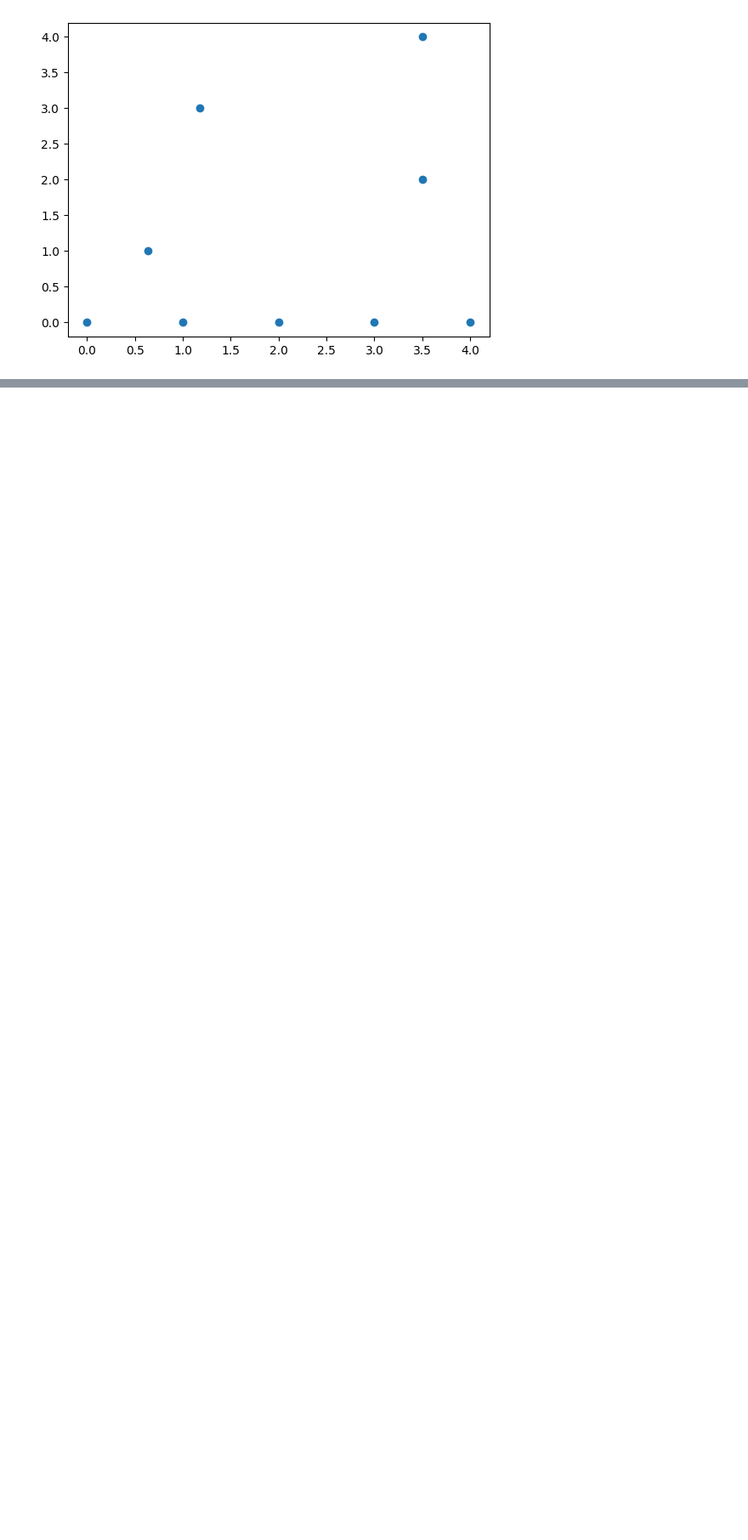
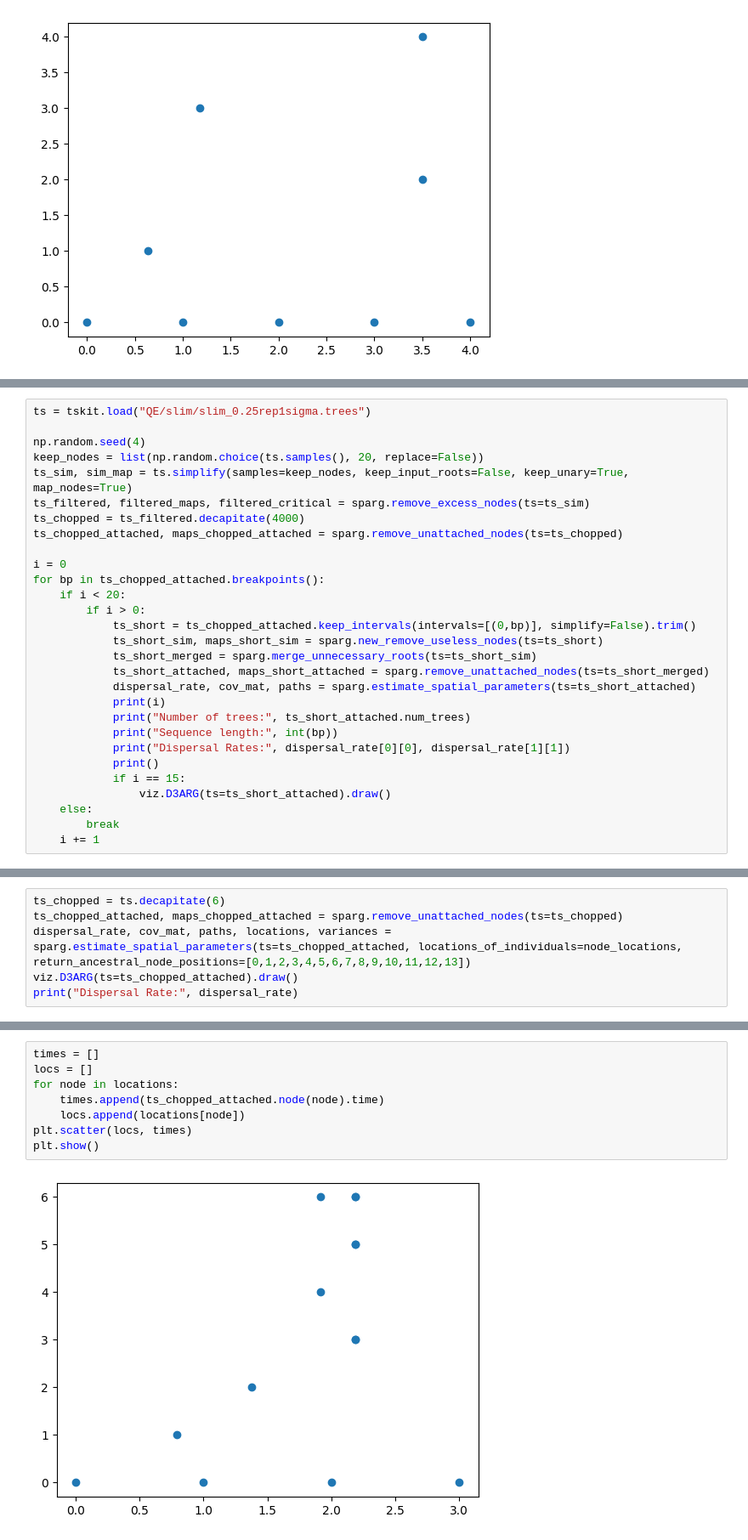
Before and after one commit to osmond-lab/sparg, a Jupyter notebook: chopping_args.ipynb, the cells around one changed output, grey strips where cells are left out. Shown at 85% size. Cells and saved outputs as stored; diff of their text form; blank space fills up the shorter version.

```diff
--- a/chopping_args.ipynb
+++ b/chopping_args.ipynb
@@ -393,0 +547,29 @@ plt.show()
+# %%
+ts = tskit.load("QE/slim/slim_0.25rep1sigma.trees")
+
+np.random.seed(4)
+keep_nodes = list(np.random.choice(ts.samples(), 20, replace=False))
+ts_sim, sim_map = ts.simplify(samples=keep_nodes, keep_input_roots=False, keep_unary=True, map_nodes=True)
+ts_filtered, filtered_maps, filtered_critical = sparg.remove_excess_nodes(ts=ts_sim)
+ts_chopped = ts_filtered.decapitate(4000)
+ts_chopped_attached, maps_chopped_attached = sparg.remove_unattached_nodes(ts=ts_chopped)
+
+i = 0
+for bp in ts_chopped_attached.breakpoints():
+    if i < 20:
+        if i > 0:
+            ts_short = ts_chopped_attached.keep_intervals(intervals=[(0,bp)], simplify=False).trim()
+            ts_short_sim, maps_short_sim = sparg.new_remove_useless_nodes(ts=ts_short)
+            ts_short_merged = sparg.merge_unnecessary_roots(ts=ts_short_sim)
+            ts_short_attached, maps_short_attached = sparg.remove_unattached_nodes(ts=ts_short_merged)
+            dispersal_rate, cov_mat, paths = sparg.estimate_spatial_parameters(ts=ts_short_attached)
+            print(i)
+            print("Number of trees:", ts_short_attached.num_trees)
+            print("Sequence length:", int(bp))
+            print("Dispersal Rates:", dispersal_rate[0][0], dispersal_rate[1][1])
+            print()
+            if i == 15:
+                viz.D3ARG(ts=ts_short_attached).draw()
+    else:
+        break
+    i += 1
@@ -393,0 +712,6 @@ plt.show()
+# %%
+ts_chopped = ts.decapitate(6)
+ts_chopped_attached, maps_chopped_attached = sparg.remove_unattached_nodes(ts=ts_chopped)
+dispersal_rate, cov_mat, paths, locations, variances = sparg.estimate_spatial_parameters(ts=ts_chopped_attached, locations_of_individuals=node_locations, return_ancestral_node_positions=[0,1,2,3,4,5,6,7,8,9,10,11,12,13])
+viz.D3ARG(ts=ts_chopped_attached).draw()
+print("Dispersal Rate:", dispersal_rate)
@@ -393,0 +721,10 @@ plt.show()
+# %%
+times = []
+locs = []
+for node in locations:
+    times.append(ts_chopped_attached.node(node).time)
+    locs.append(locations[node])
+plt.scatter(locs, times)
+plt.show()
+# %% [output]
+[figure, added]
```
Also changed, not shown: parts of 26 cells of this notebook.
